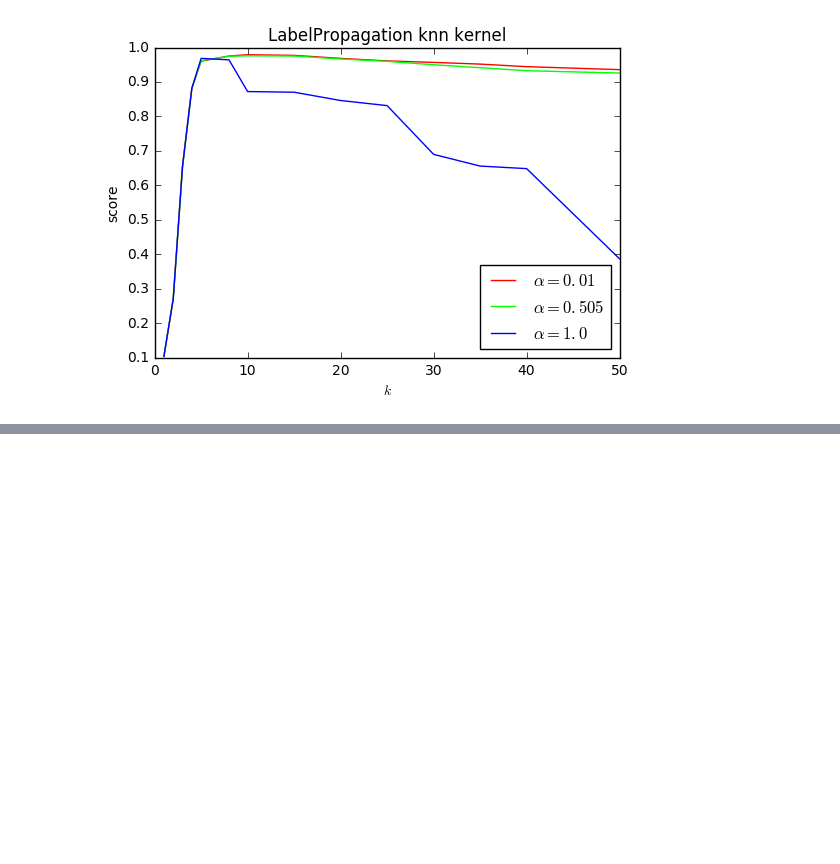
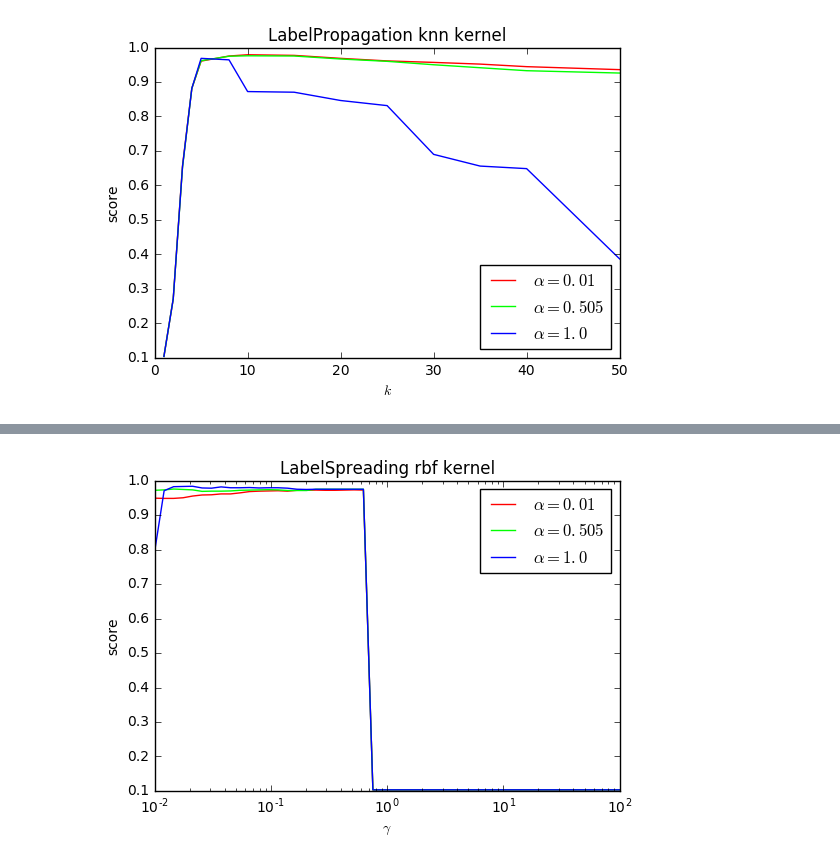
Before and after one commit to probao/Machine_Learning_Basis, a Jupyter notebook: Python-Machine Learning.ipynb, the cells around one changed output, grey strips where cells are left out. Drawn from its saved outputs; the diff is of its cells as text; code cells hidden in the pictures; blank space fills up the shorter version.

```diff
--- a/Python-Machine Learning.ipynb
+++ b/Python-Machine Learning.ipynb
@@ -2516,0 +2613,5 @@ test_labelPropagation_knn(*data)
+# %%
+data=load_data()  # 获取半监督分类数据集
+test_LabelSpreading_rbf(*data)  # 调用 test_LabelSpreading_knn
+# %% [output]
+[figure, added]
```
Also changed, not shown: parts of 6 cells of this notebook.
